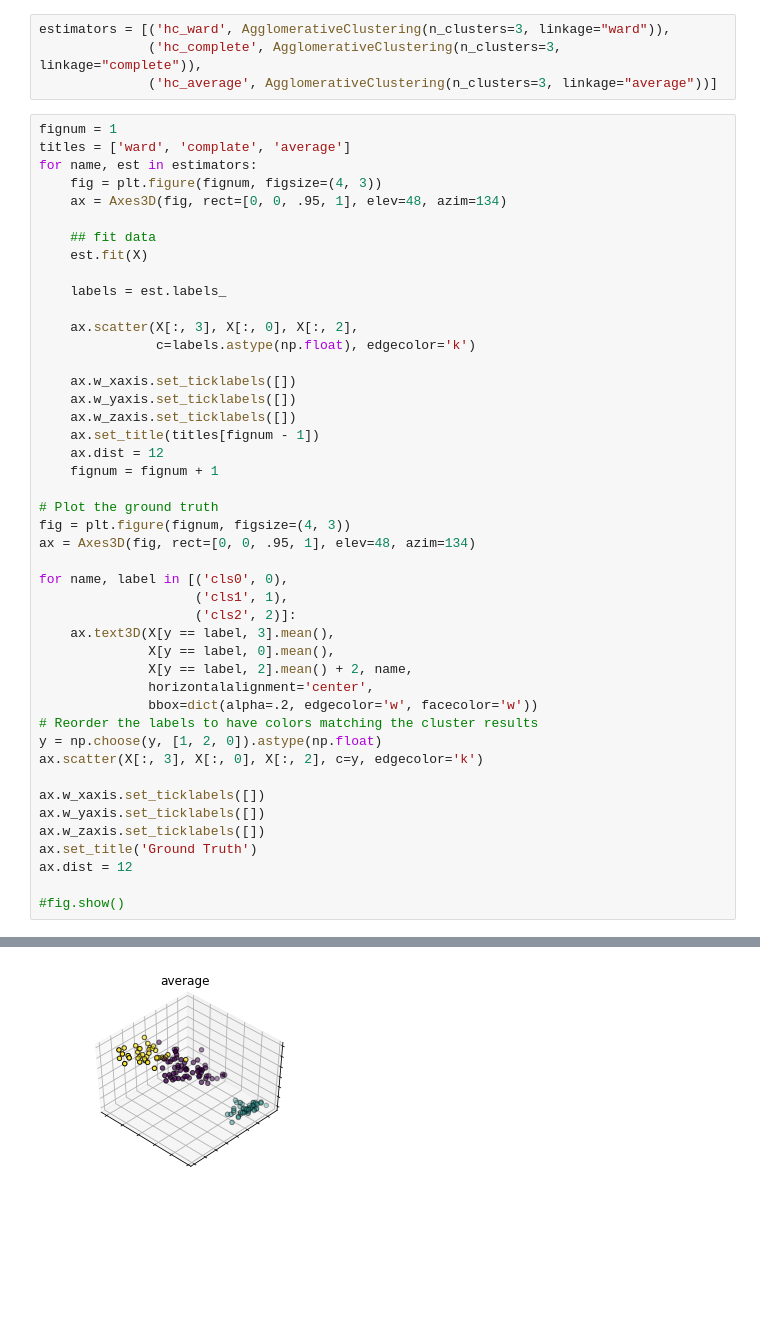
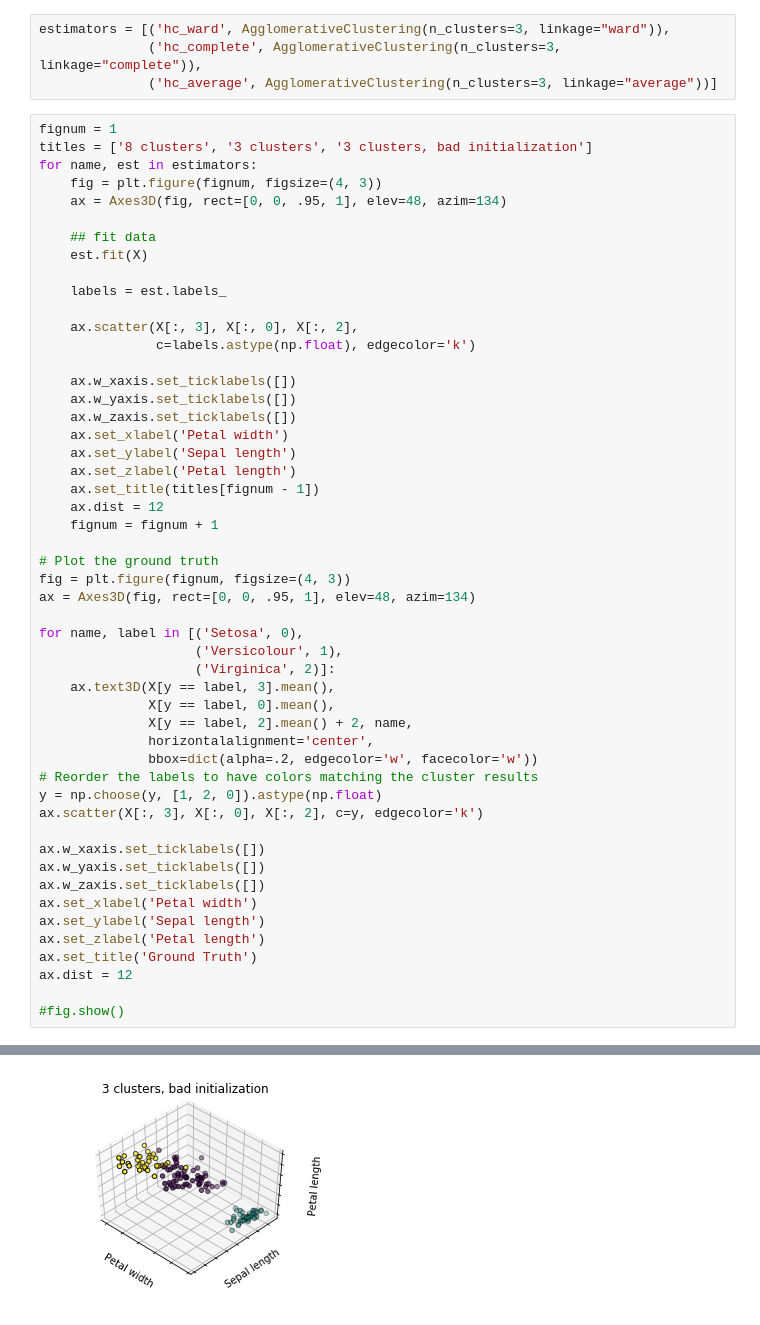
Before and after one commit to e04ji3w94gj94/2nd-ML100Days, a Jupyter notebook: homework/Day_057_HW.ipynb, the cells around one changed output, grey strips where cells are left out. Cells and saved outputs as stored; diff of their text form; blank space fills up the shorter version.

```diff
--- a/homework/Day_057_HW.ipynb
+++ b/homework/Day_057_HW.ipynb
@@ -28,7 +28,7 @@ estimators = [('hc_ward', AgglomerativeClustering(n_clusters=3, linkage="ward"))
               ('hc_average', AgglomerativeClustering(n_clusters=3, linkage="average"))]
 # %%
 fignum = 1
-titles = ['ward', 'complate', 'average']
+titles = ['8 clusters', '3 clusters', '3 clusters, bad initialization']
 for name, est in estimators:
     fig = plt.figure(fignum, figsize=(4, 3))
     ax = Axes3D(fig, rect=[0, 0, .95, 1], elev=48, azim=134)
@@ -44,6 +44,9 @@ for name, est in estimators:
     ax.w_xaxis.set_ticklabels([])
     ax.w_yaxis.set_ticklabels([])
     ax.w_zaxis.set_ticklabels([])
+    ax.set_xlabel('Petal width')
+    ax.set_ylabel('Sepal length')
+    ax.set_zlabel('Petal length')
     ax.set_title(titles[fignum - 1])
     ax.dist = 12
     fignum = fignum + 1
@@ -52,9 +55,9 @@ for name, est in estimators:
 fig = plt.figure(fignum, figsize=(4, 3))
 ax = Axes3D(fig, rect=[0, 0, .95, 1], elev=48, azim=134)
 
-for name, label in [('cls0', 0),
-                    ('cls1', 1),
-                    ('cls2', 2)]:
+for name, label in [('Setosa', 0),
+                    ('Versicolour', 1),
+                    ('Virginica', 2)]:
     ax.text3D(X[y == label, 3].mean(),
               X[y == label, 0].mean(),
               X[y == label, 2].mean() + 2, name,
@@ -67,6 +70,9 @@ ax.scatter(X[:, 3], X[:, 0], X[:, 2], c=y, edgecolor='k')
 ax.w_xaxis.set_ticklabels([])
 ax.w_yaxis.set_ticklabels([])
 ax.w_zaxis.set_ticklabels([])
+ax.set_xlabel('Petal width')
+ax.set_ylabel('Sepal length')
+ax.set_zlabel('Petal length')
 ax.set_title('Ground Truth')
 ax.dist = 12
 
@@ -77 +83 @@ ax.dist = 12
-[figure, old version]
+[figure, new version]
```
Also changed, not shown: parts of 1 cell of this notebook, 5 other files.
